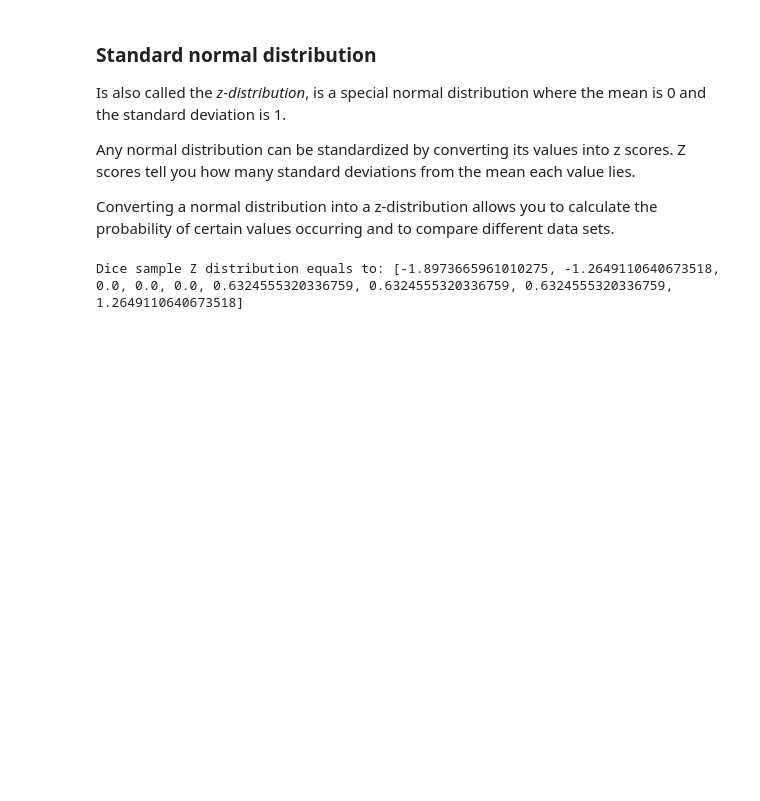
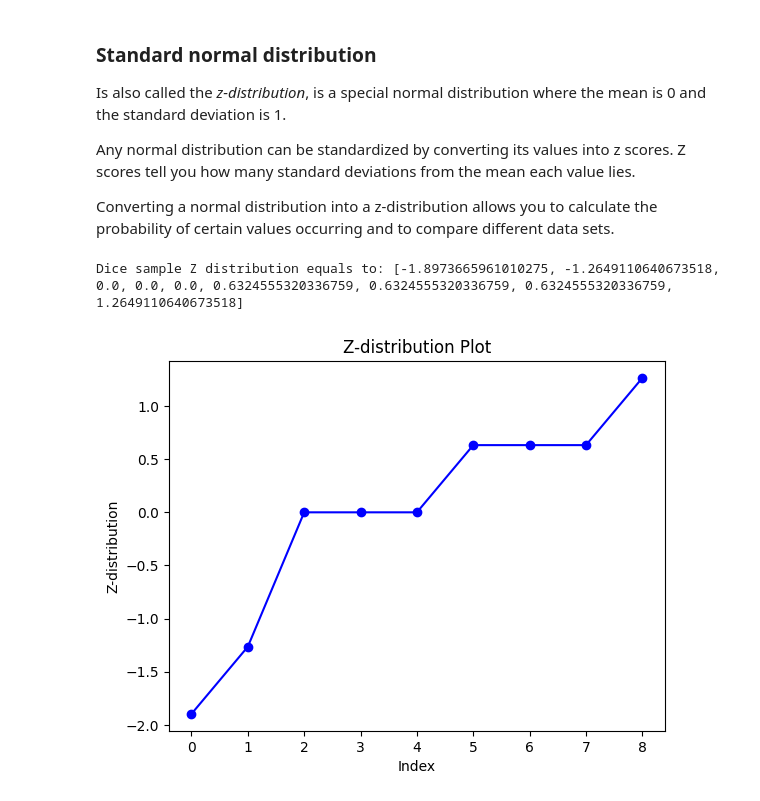
Before and after one commit to madm2n/ds-ml-notebook, a Jupyter notebook: statistics.ipynb, the cells around one changed output. Cells and saved outputs as stored; diff of their text form; code cells hidden in the pictures; blank space fills up the shorter version.

Commit message:
Add plot of Z distribution

```diff
--- a/statistics.ipynb
+++ b/statistics.ipynb
@@ -373,23 +373,32 @@ Converting a normal distribution into a z-distribution allows you to calculate t
 # %%
 dice_sample = [1, 2, 4, 4, 4, 5, 5, 5, 6]
 dice_mean = calculate_mean(dice_sample)
 dice_variance = calculate_variance(dice_sample, dice_mean)
 dice_standard_deviation = calculate_standard_deviation(dice_variance)
 
 
 def convert_to_z_distribution(sample, mean, standard_deviation):
     """Convert a sample to a z-distribution."""
     z_distribution = []
 
     for value in sample:
         z_distribution.append((value - mean) / standard_deviation)
 
     return z_distribution
 
 
 dice_z_distribution = convert_to_z_distribution(
     dice_sample, dice_mean, dice_standard_deviation)
 
 print(f"Dice sample Z distribution equals to: {dice_z_distribution}")
+
+
+plt.plot(list(range(len(dice_z_distribution))), dice_z_distribution,
+         marker='o', linestyle='-', color='b')
+plt.title('Z-distribution Plot')
+plt.xlabel('Index')
+plt.ylabel('Z-distribution')
+plt.show()
 # %% [output]
 Dice sample Z distribution equals to: [-1.8973665961010275, -1.2649110640673518, 0.0, 0.0, 0.0, 0.6324555320336759, 0.6324555320336759, 0.6324555320336759, 1.2649110640673518]
+[figure, added]
```
